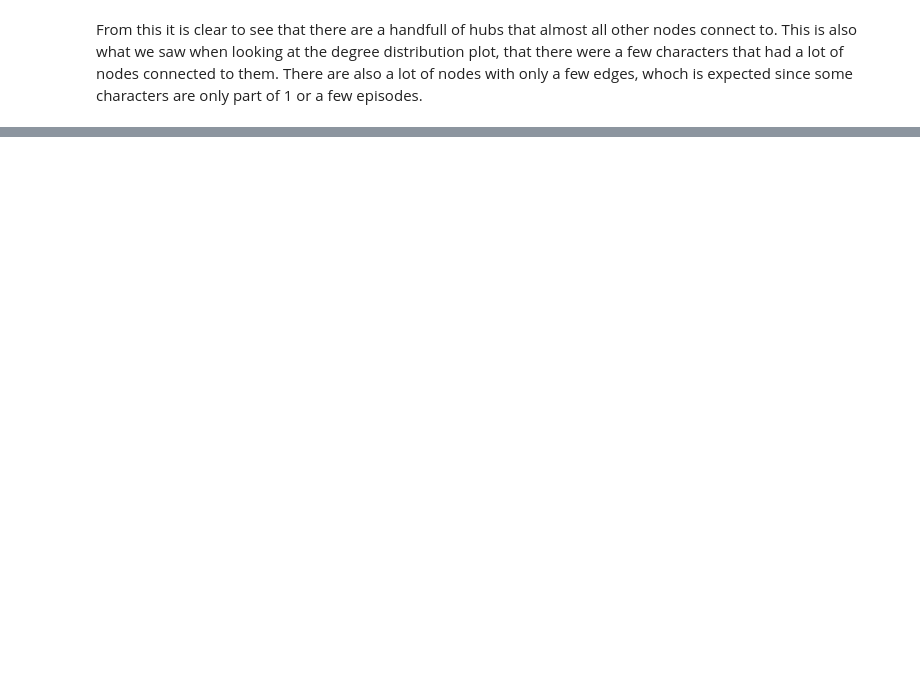
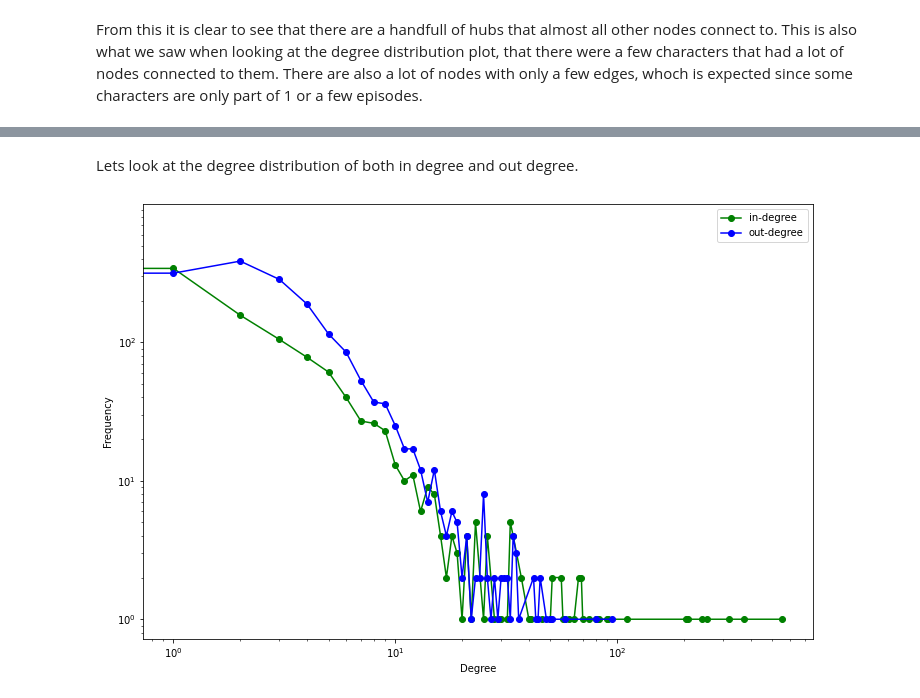
Before and after one commit to marcuskbrandt/socialgraphs, a Jupyter notebook: Explainer notebook - SP.ipynb, the cells around one changed output, grey strips where cells are left out. Drawn from its saved outputs; the diff is of its cells as text; code cells hidden in the pictures; blank space fills up the shorter version.

```diff
--- a/Explainer notebook - SP.ipynb
+++ b/Explainer notebook - SP.ipynb
@@ -115,0 +127,2 @@ From this it is clear to see that there are a handfull of hubs that almost all o
+# %%
+G = nx.read_gpickle("SouthParkDirectedGCC.gpickle")
@@ -115,0 +174,17 @@ From this it is clear to see that there are a handfull of hubs that almost all o
+# %% [markdown]
+Lets look at the degree distribution of both in degree and out degree.
+# %%
+degrees_in = np.array([d for _, d in G.in_degree])
+degrees_out = np.array([d for _, d in G.out_degree])
+in_deg, in_deg_count = np.unique(degrees_in, return_counts=True)
+out_deg, out_deg_count = np.unique(degrees_out, return_counts=True)
+# %%
+plt.figure(figsize=(12, 8))
+plt.loglog(in_deg, in_deg_count, 'go-', label='in-degree')
+plt.loglog(out_deg, out_deg_count, 'bo-', label='out-degree')
+plt.xlabel('Degree')
+plt.ylabel('Frequency')
+plt.legend()
+_ = plt.show
+# %% [output]
+[figure, added]
```
Also changed, not shown: parts of 9 cells of this notebook.
